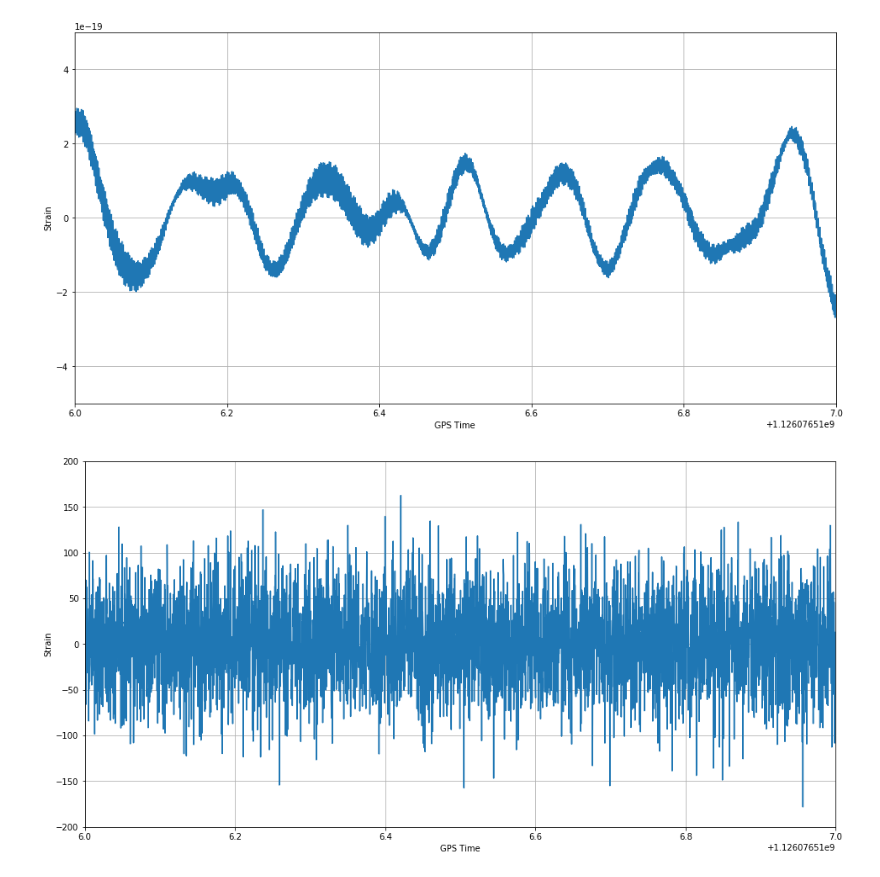
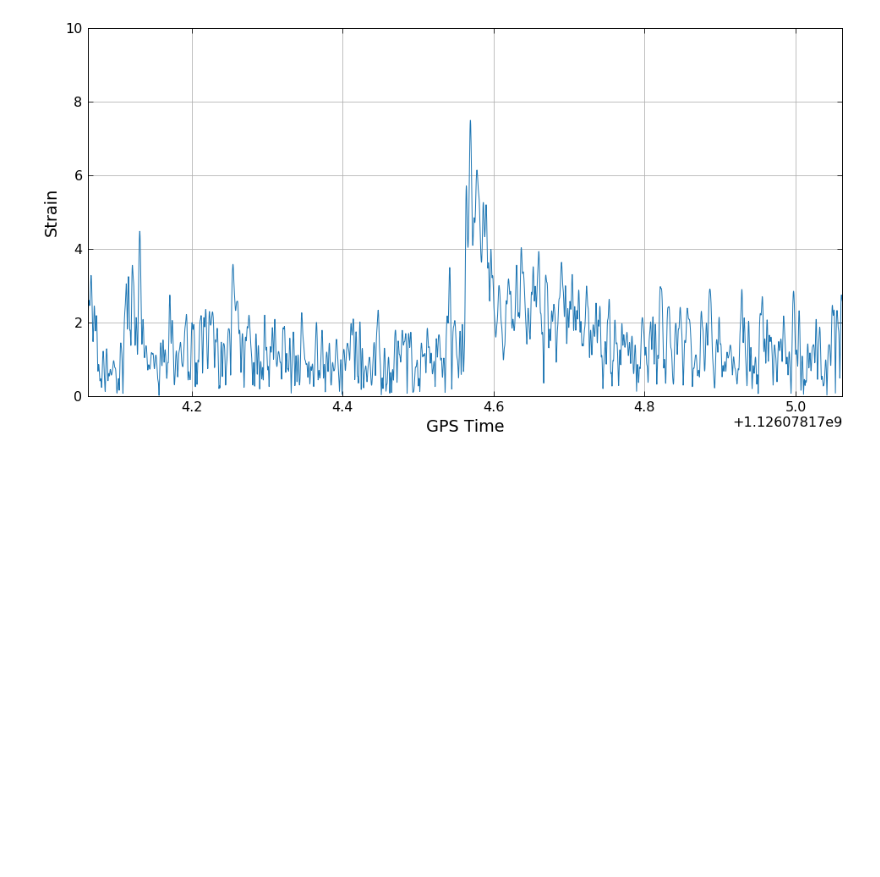
Before and after one commit to connor-mcisaac/gw_test, a Jupyter notebook: PyCBC/make_plots.ipynb, the cells around one changed output. Drawn from its saved outputs; the diff is of its cells as text; code cells hidden in the pictures; blank space fills up the shorter version.

```diff
--- a/PyCBC/make_plots.ipynb
+++ b/PyCBC/make_plots.ipynb
@@ -9,6 +9,9 @@ from pycbc.filter import highpass_fir, matched_filter, match
 from pycbc.vetoes import power_chisq_bins, power_chisq
 from pycbc.events import newsnr
 %matplotlib inline
+
+import style
+plt.style.use(style.style1)
 # %%
 hstrain = frame.read_frame('../Data/H-H1_LOSC_4_V1-1126076416-4096.gwf', 'H1:LOSC-STRAIN')
 lstrain = frame.read_frame('../Data/L-L1_LOSC_4_V1-1126076416-4096.gwf', 'L1:LOSC-STRAIN')
@@ -63,20 +136,17 @@ plt.savefig('psd_two.png')
 # %%
 plt.figure(figsize=(16, 8))
-plt.plot(hstrain.sample_times, hstrain)
+plt.plot(snr.sample_times, snr)
 plt.xlim([hstrain.sample_times[0] + 100, hstrain.sample_times[0] + 101])
-plt.ylim([-0.5*10**-18, 0.5*10**-18])
+plt.ylim([0, 10])
 plt.xlabel('GPS Time')
 plt.ylabel('Strain')
 plt.grid()
-plt.savefig('strain.png')
-plt.figure(figsize=(16, 8))
-plt.plot(hwhite.sample_times, hwhite)
-plt.xlim([hstrain.sample_times[0] + 100, hstrain.sample_times[0] + 101])
-plt.ylim([-200, 200])
-plt.xlabel('GPS Time')
-plt.ylabel('Strain')
-plt.grid()
-plt.savefig('white.png')
+plt.savefig('white_snr.png')
+
+plt.xlim([st - 0.5, st + 0.5])
+plt.savefig('cbc_snr.png')
+
+plt.xlim([gt - 0.5, gt + 0.5])
+plt.savefig('glitch_snr.png')
 # %% [output]
-[figure, old version]
+[figure, new version]
-[figure, removed]
```
Also changed, not shown: parts of 16 cells of this notebook, 20 other files.
